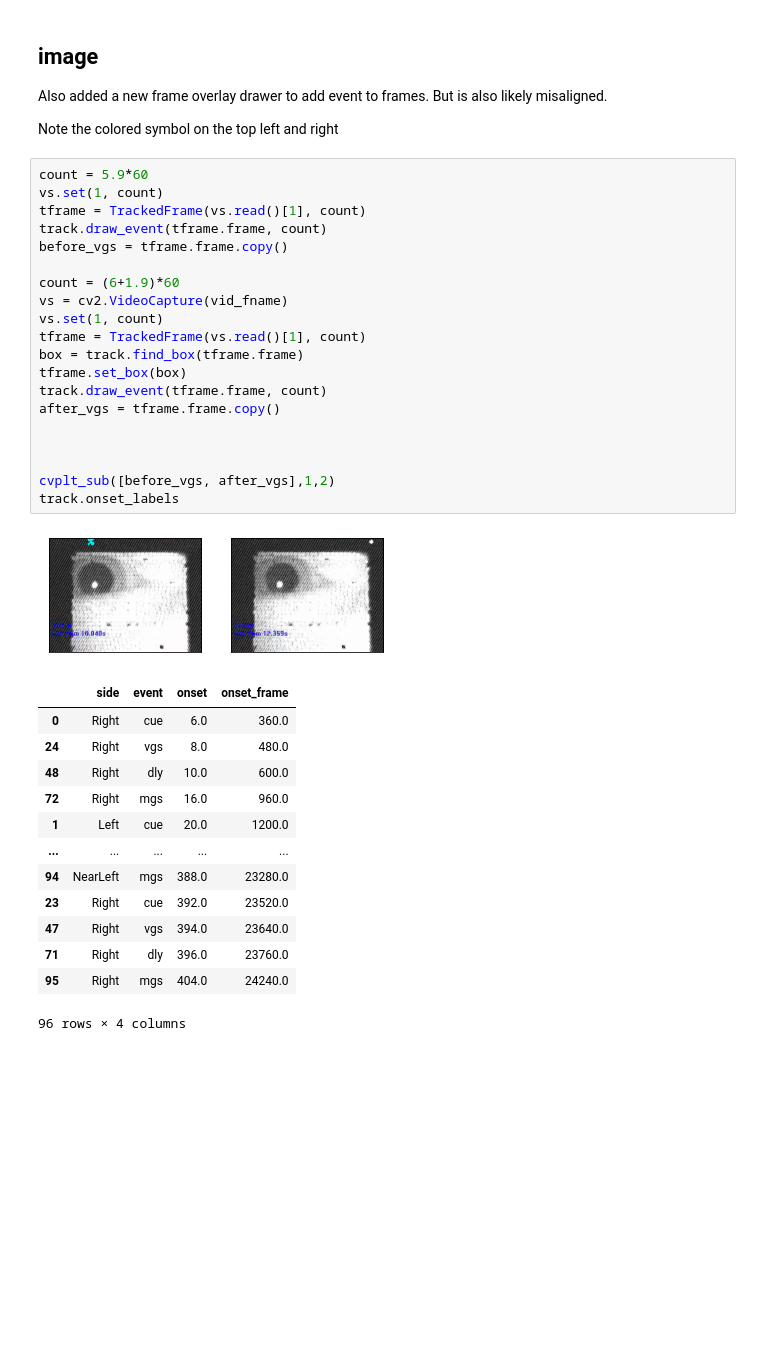
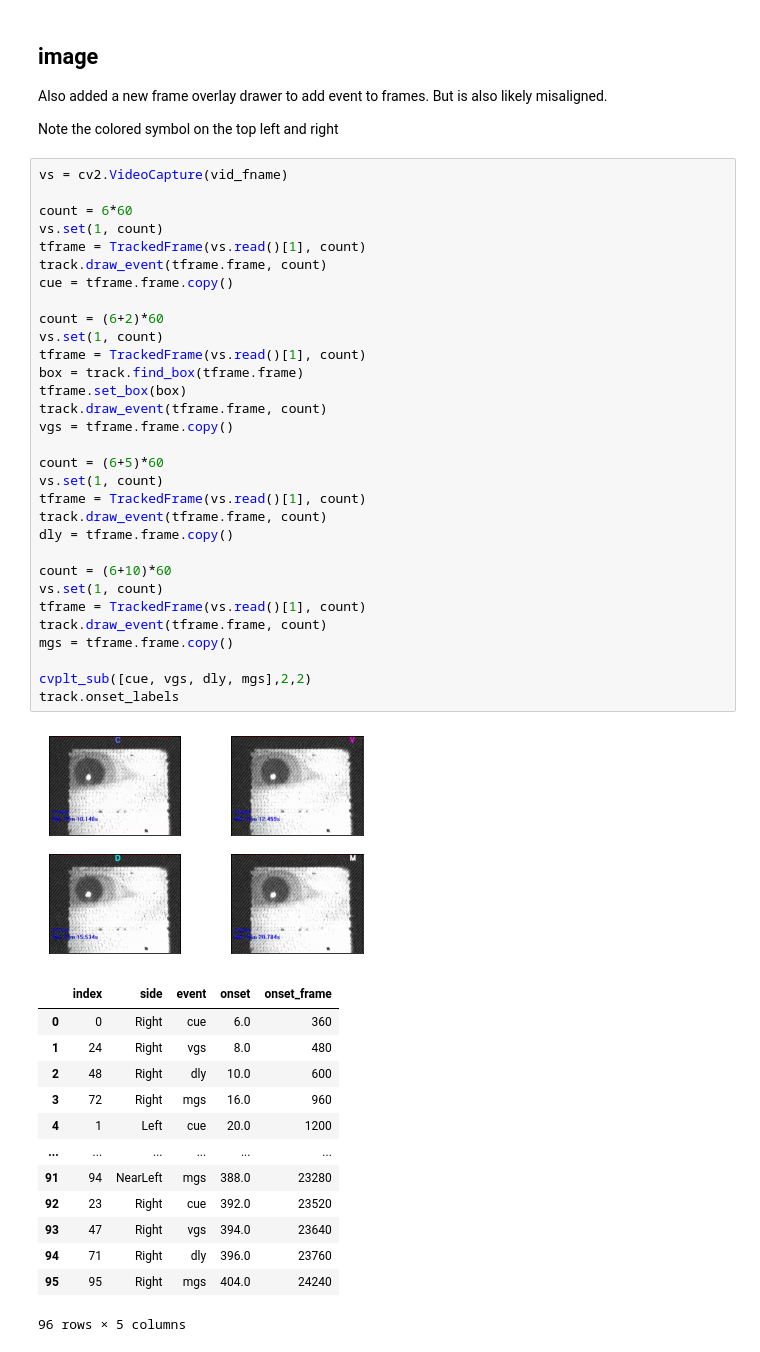
Before and after one commit to Tian99/Robust-eye-gaze-tracker, a Jupyter notebook: doc/Report-wf2020-10-03.ipynb, the cells around one changed output. Cells and saved outputs as stored; diff of their text form; blank space fills up the shorter version.

Commit message:
🐛 mark event in video: use onset_frame instead of onset

```diff
--- a/doc/Report-wf2020-10-03.ipynb
+++ b/doc/Report-wf2020-10-03.ipynb
@@ -69,37 +66,48 @@ Also added a new frame overlay drawer to add event to frames. But is also likely
 
 Note the colored symbol on the top left and right
 # %%
-count = 5.9*60
+vs = cv2.VideoCapture(vid_fname)
+
+count = 6*60
 vs.set(1, count)
 tframe = TrackedFrame(vs.read()[1], count)
 track.draw_event(tframe.frame, count)
-before_vgs = tframe.frame.copy()
+cue = tframe.frame.copy()
 
-count = (6+1.9)*60
-vs = cv2.VideoCapture(vid_fname)
+count = (6+2)*60
 vs.set(1, count)
 tframe = TrackedFrame(vs.read()[1], count)
 box = track.find_box(tframe.frame)
 tframe.set_box(box)
 track.draw_event(tframe.frame, count)
-after_vgs = tframe.frame.copy()
+vgs = tframe.frame.copy()
 
+count = (6+5)*60
+vs.set(1, count)
+tframe = TrackedFrame(vs.read()[1], count)
+track.draw_event(tframe.frame, count)
+dly = tframe.frame.copy()
 
+count = (6+10)*60
+vs.set(1, count)
+tframe = TrackedFrame(vs.read()[1], count)
+track.draw_event(tframe.frame, count)
+mgs = tframe.frame.copy()
 
-cvplt_sub([before_vgs, after_vgs],1,2)
+cvplt_sub([cue, vgs, dly, mgs],2,2)
 track.onset_labels
 # %% [output]
-[figure, old version]
+[figure, new version]
-|  | side | event | onset | onset_frame |
-| 0 | Right | cue | 6.0 | 360.0 |
-| 24 | Right | vgs | 8.0 | 480.0 |
-| 48 | Right | dly | 10.0 | 600.0 |
-| 72 | Right | mgs | 16.0 | 960.0 |
-| 1 | Left | cue | 20.0 | 1200.0 |
-| ... | ... | ... | ... | ... |
-| 94 | NearLeft | mgs | 388.0 | 23280.0 |
-| 23 | Right | cue | 392.0 | 23520.0 |
-| 47 | Right | vgs | 394.0 | 23640.0 |
-| 71 | Right | dly | 396.0 | 23760.0 |
-| 95 | Right | mgs | 404.0 | 24240.0 |
+|  | index | side | event | onset | onset_frame |
+| 0 | 0 | Right | cue | 6.0 | 360 |
+| 1 | 24 | Right | vgs | 8.0 | 480 |
+| 2 | 48 | Right | dly | 10.0 | 600 |
+| 3 | 72 | Right | mgs | 16.0 | 960 |
+| 4 | 1 | Left | cue | 20.0 | 1200 |
+| ... | ... | ... | ... | ... | ... |
+| 91 | 94 | NearLeft | mgs | 388.0 | 23280 |
+| 92 | 23 | Right | cue | 392.0 | 23520 |
+| 93 | 47 | Right | vgs | 394.0 | 23640 |
+| 94 | 71 | Right | dly | 396.0 | 23760 |
+| 95 | 95 | Right | mgs | 404.0 | 24240 |
-96 rows × 4 columns
+96 rows × 5 columns
```
Also changed, not shown: parts of 2 cells of this notebook, 2 other files.
